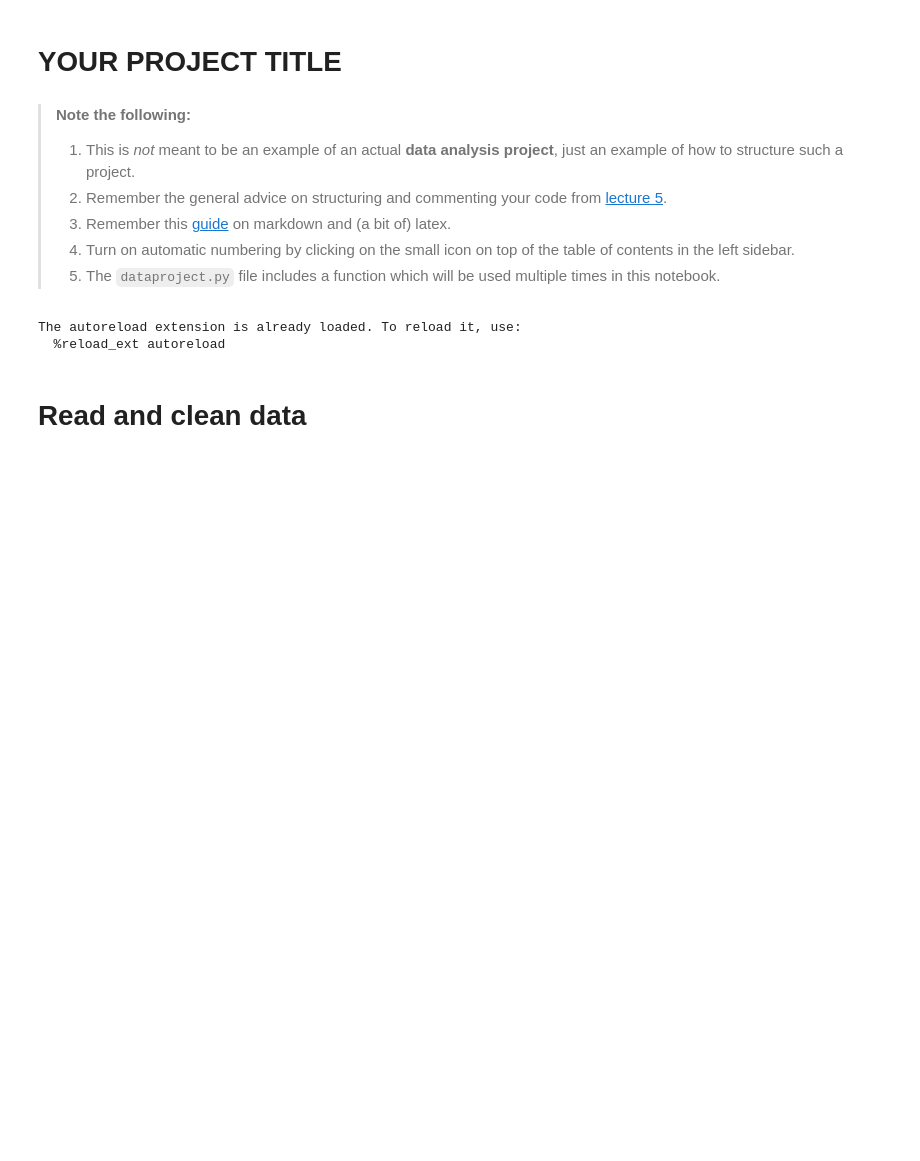
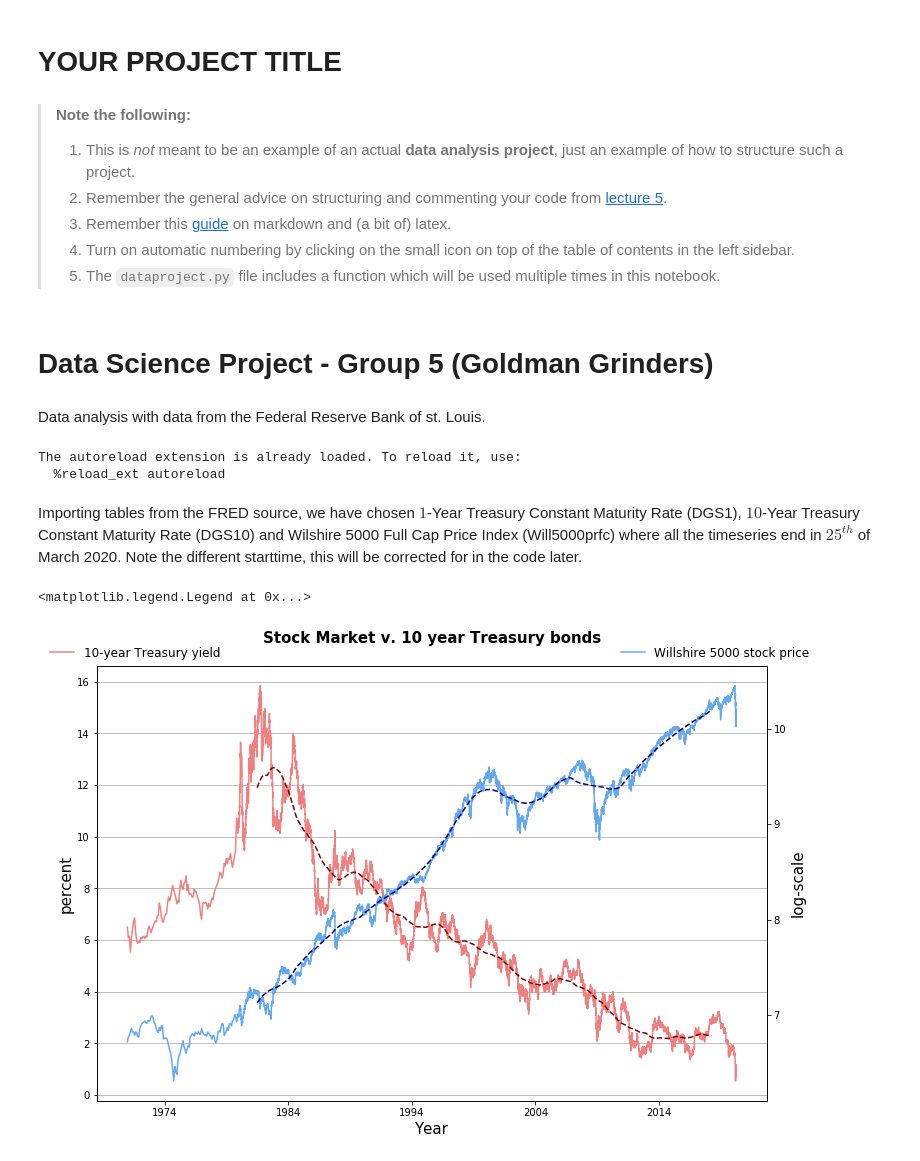
Before and after one commit to Tobiasmk98/projects-2020-group5, a Jupyter notebook: dataproject/dataproject.ipynb, the cells around one changed output. Saved outputs shown, nothing was run; the diff lists cells and outputs as text; code cells hidden in the pictures; blank space fills up the shorter version.

```diff
--- a/dataproject/dataproject.ipynb
+++ b/dataproject/dataproject.ipynb
@@ -7,6 +7,10 @@
 > 1. Remember this [guide](https://www.markdownguide.org/basic-syntax/) on markdown and (a bit of) latex.
 > 1. Turn on automatic numbering by clicking on the small icon on top of the table of contents in the left sidebar.
 > 1. The `dataproject.py` file includes a function which will be used multiple times in this notebook.
+# %% [markdown]
+# Data Science Project - Group 5 (Goldman Grinders)
+# %% [markdown]
+Data analysis with data from the Federal Reserve Bank of st. Louis.
 # %%
 import pandas as pd
 import numpy as np
@@ -27,8 +33,29 @@ import dataproject
 # %% [output]
 The autoreload extension is already loaded. To reload it, use:
   %reload_ext autoreload
-# %% [markdown]
-# Read and clean data
+# %% [markdown]
+Importing tables from the FRED source, we have chosen $1$-Year Treasury Constant Maturity Rate (DGS1), $10$-Year Treasury Constant Maturity Rate (DGS10) and Wilshire 5000 Full Cap Price Index (Will5000prfc) where all the timeseries end in $25^{th}$ of March 2020. Note the different starttime, this will be corrected for in the code later.
+# %%
+#Plotting:
+fig, ax1 = plt.subplots(figsize=(12,8))
+plt.title('Stock Market v. 10 year Treasury bonds',fontsize=15,weight='bold',pad=23)
+plt.xlabel('Year',fontsize=15)
+
+ax1.plot(data['dgs10'], label='10-year Treasury yield',c='lightcoral')
+ax1.plot(data['dgs10_mvavg'],c='maroon',linestyle='--',label='__no_legend__')
+ax1.grid(axis='y')
+plt.ylabel('percent',fontsize=15)
+plt.legend(frameon=False,bbox_to_anchor=(0.2,1.07),fontsize=12)
+
+ax2 = ax1.twinx()
+goldman_blue = '#64a8f0'
+ax2.plot(data['logstocks'], label='Willshire 5000 stock price',c=goldman_blue)
+ax2.plot(data['stocks_mvavg'],c='navy',linestyle='--',label='__no_legend__')
+plt.ylabel('log-scale',fontsize=15)
+plt.legend(frameon=False,bbox_to_anchor=(1.08,1.07),fontsize=12)
+# %% [output]
+<matplotlib.legend.Legend at 0x...>
+[figure, added]
 # %%
 # a. load
 
```
Also changed, not shown: parts of 8 cells of this notebook.
